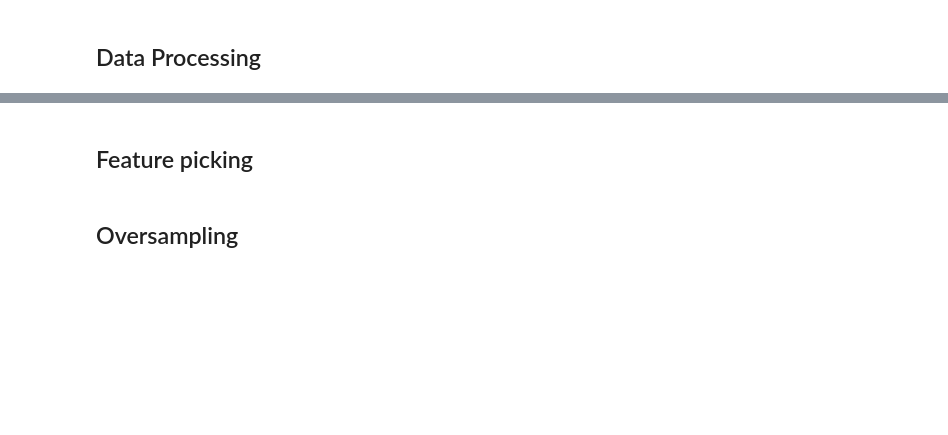
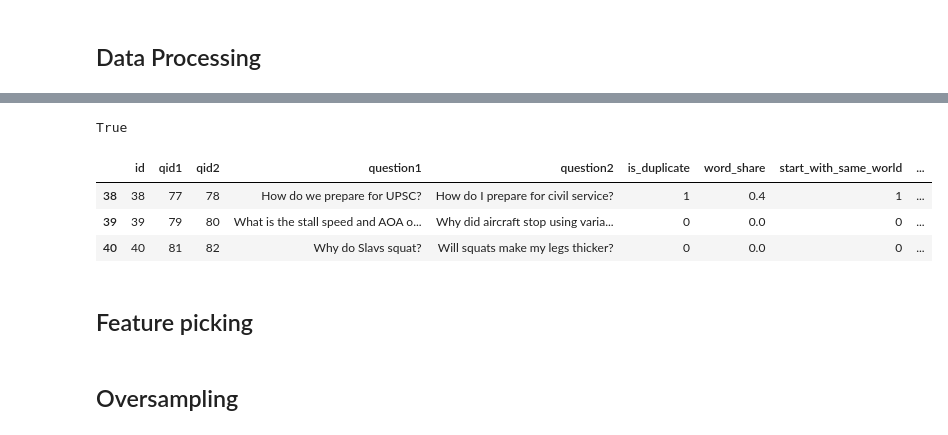
Before and after one commit to Weenkus/quora-questions-pairs-kaggle, a Jupyter notebook: notebooks/model_exploration.ipynb, the cells around one changed output, grey strips where cells are left out. Cells and saved outputs as stored; diff of their text form; code cells hidden in the pictures; blank space fills up the shorter version.

```diff
--- a/notebooks/model_exploration.ipynb
+++ b/notebooks/model_exploration.ipynb
@@ -207,0 +282,6 @@ test['word_difference'] = abs(test['q1_word_num'] - test['q2_word_num'])
+# %%
+word2vec_model.wv['question']
+
+'question' in word2vec_model.wv
+# %% [output]
+True
@@ -208,3 +332,10 @@ test['word_difference'] = abs(test['q1_word_num'] - test['q2_word_num'])
+# %%
+train[38:41]
+# %% [output]
+|  | id | qid1 | qid2 | question1 | question2 | is_duplicate | word_share | start_with_same_world | ... |
+| 38 | 38 | 77 | 78 | How do we prepare for UPSC? | How do I prepare for civil service? | 1 | 0.4 | 1 | ... |
+| 39 | 39 | 79 | 80 | What is the stall speed and AOA o... | Why did aircraft stop using varia... | 0 | 0.0 | 0 | ... |
+| 40 | 40 | 81 | 82 | Why do Slavs squat? | Will squats make my legs thicker? | 0 | 0.0 | 0 | ... |
 # %% [markdown]
 ## Feature picking
 # %%
```
Also changed, not shown: parts of 41 cells of this notebook.
